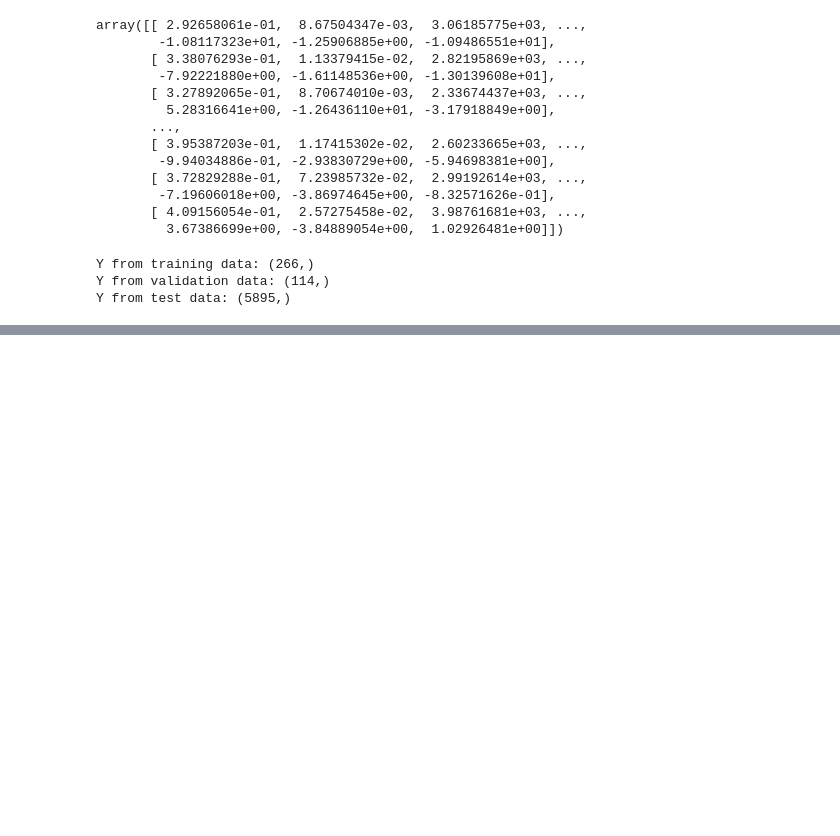
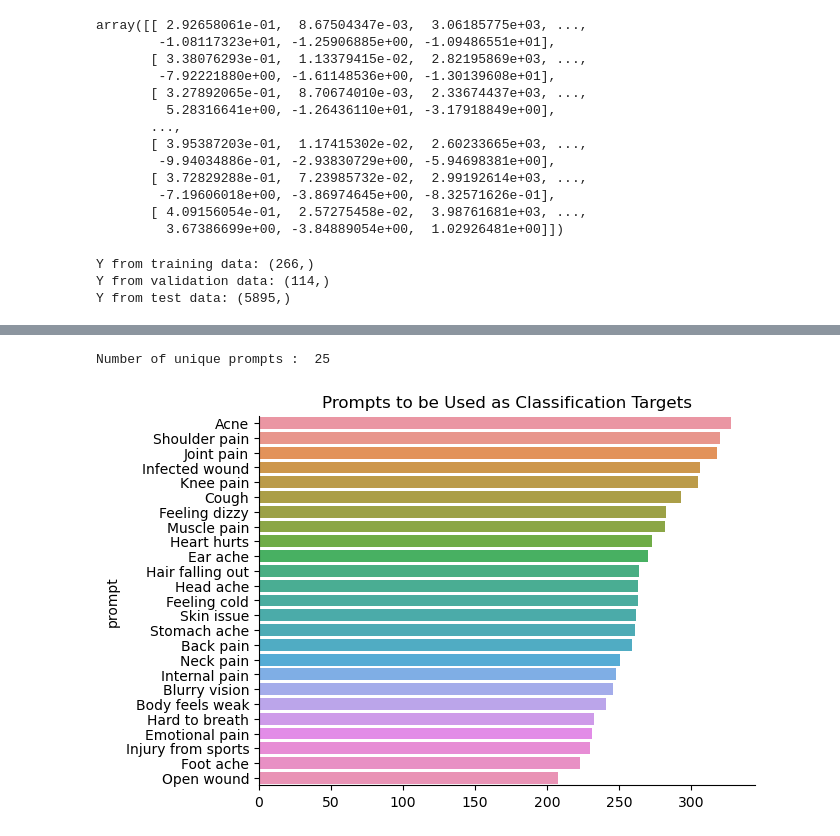
Before and after one commit to lalit34-ai/Python-, a Jupyter notebook: Untitled2.ipynb, the cells around one changed output, grey strips where cells are left out. Cells and saved outputs as stored; diff of their text form; code cells hidden in the pictures; blank space fills up the shorter version.

```diff
--- a/Untitled2.ipynb
+++ b/Untitled2.ipynb
@@ -86,0 +258,5 @@ X_test = scaler.transform( X_test )
+# %%
+import_df = pd.read_csv('E://Education//sem 10//overview-of-recordings.csv')
+import_df = import_df[['file_name','phrase','prompt','overall_quality_of_the_audio','speaker_id']]
+print(import_df.shape)
+import_df.head()
@@ -86,0 +281,11 @@ X_test = scaler.transform( X_test )
+# %%
+grouped_series = import_df.groupby('prompt').agg('count')['speaker_id'].sort_values(ascending=False)
+unique_prompts = len(import_df['prompt'].unique())
+print("Number of unique prompts : ", unique_prompts)
+
+sns.barplot(x=grouped_series.values,y=grouped_series.index)
+plt.title('Prompts to be Used as Classification Targets')
+sns.despine()
+# %% [output]
+Number of unique prompts :  25
+[figure, added]
```
Also changed, not shown: parts of 24 cells of this notebook, 53 other files.
